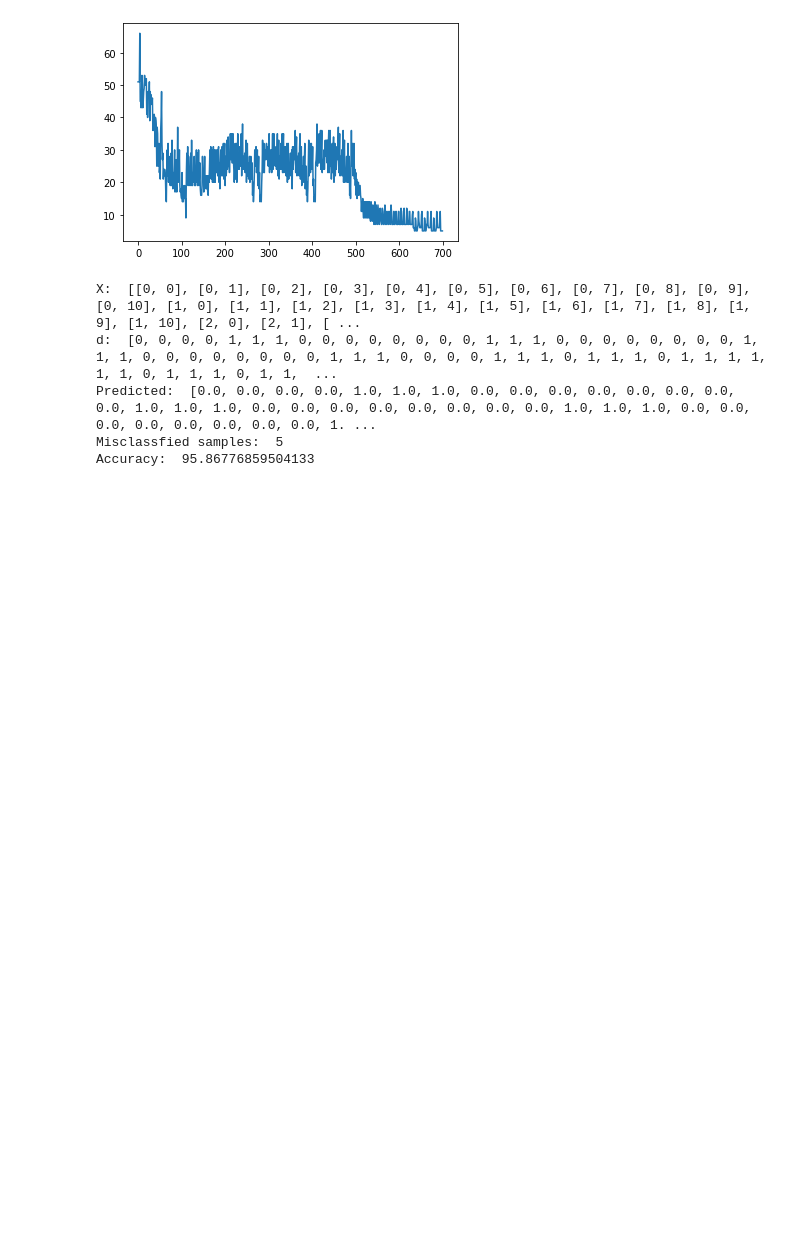
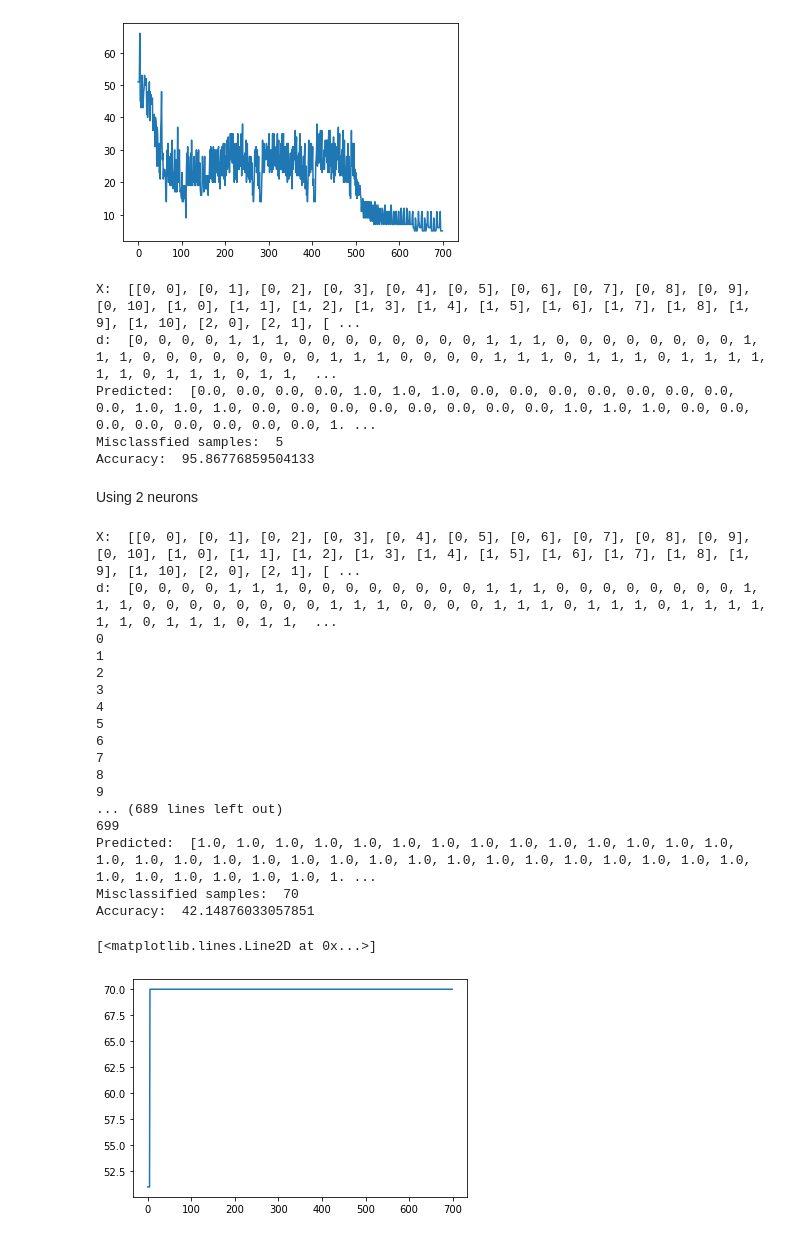
Before and after one commit to PritishWadhwa/DL-Assignments, a Jupyter notebook: Assignment1/Ques1/Madaline.ipynb, the cells around one changed output. Saved outputs shown, nothing was run; the diff lists cells and outputs as text; code cells hidden in the pictures; blank space fills up the shorter version.

```diff
--- a/Assignment1/Ques1/Madaline.ipynb
+++ b/Assignment1/Ques1/Madaline.ipynb
@@ -263,3 +263,37 @@ d:  [0, 0, 0, 0, 1, 1, 1, 0, 0, 0, 0, 0, 0, 0, 0, 1, 1, 1, 0, 0, 0, 0, 0, 0, 0,
 Predicted:  [0.0, 0.0, 0.0, 0.0, 1.0, 1.0, 1.0, 0.0, 0.0, 0.0, 0.0, 0.0, 0.0, 0.0, 0.0, 1.0, 1.0, 1.0, 0.0, 0.0, 0.0, 0.0, 0.0, 0.0, 0.0, 0.0, 1.0, 1.0, 1.0, 0.0, 0.0, 0.0, 0.0, 0.0, 0.0, 0.0, 0.0, 1. ...
 Misclassfied samples:  5
 Accuracy:  95.86776859504133
+# %% [markdown]
+Using 2 neurons
+# %%
+X,d = createDataset()
+np.random.seed(823)
+model = madaline(4,[2,1,1,1],0.001,"normal",700,0)
+w,b,misClass,ep = model.fit(X,d)
+y = model.predict(X,w,b)
+print('Predicted: ',y)
+err = model.error(d,y)
+print('Misclassified samples: ',err)
+acc = model.accuracy(X,d,y)
+print('Accuracy: ',acc)
+plt.plot(ep, misClass)
+# %% [output]
+X:  [[0, 0], [0, 1], [0, 2], [0, 3], [0, 4], [0, 5], [0, 6], [0, 7], [0, 8], [0, 9], [0, 10], [1, 0], [1, 1], [1, 2], [1, 3], [1, 4], [1, 5], [1, 6], [1, 7], [1, 8], [1, 9], [1, 10], [2, 0], [2, 1], [ ...
+d:  [0, 0, 0, 0, 1, 1, 1, 0, 0, 0, 0, 0, 0, 0, 0, 1, 1, 1, 0, 0, 0, 0, 0, 0, 0, 0, 1, 1, 1, 0, 0, 0, 0, 0, 0, 0, 0, 1, 1, 1, 0, 0, 0, 0, 1, 1, 1, 0, 1, 1, 1, 0, 1, 1, 1, 1, 1, 1, 0, 1, 1, 1, 0, 1, 1,  ...
+0
+1
+2
+3
+4
+5
+6
+7
+8
+9
+... (689 lines left out)
+699
+Predicted:  [1.0, 1.0, 1.0, 1.0, 1.0, 1.0, 1.0, 1.0, 1.0, 1.0, 1.0, 1.0, 1.0, 1.0, 1.0, 1.0, 1.0, 1.0, 1.0, 1.0, 1.0, 1.0, 1.0, 1.0, 1.0, 1.0, 1.0, 1.0, 1.0, 1.0, 1.0, 1.0, 1.0, 1.0, 1.0, 1.0, 1.0, 1. ...
+Misclassified samples:  70
+Accuracy:  42.14876033057851
+[<matplotlib.lines.Line2D at 0x...>]
+[figure, added]
```
Also changed, not shown: parts of 1 cell of this notebook, 3 other files.
